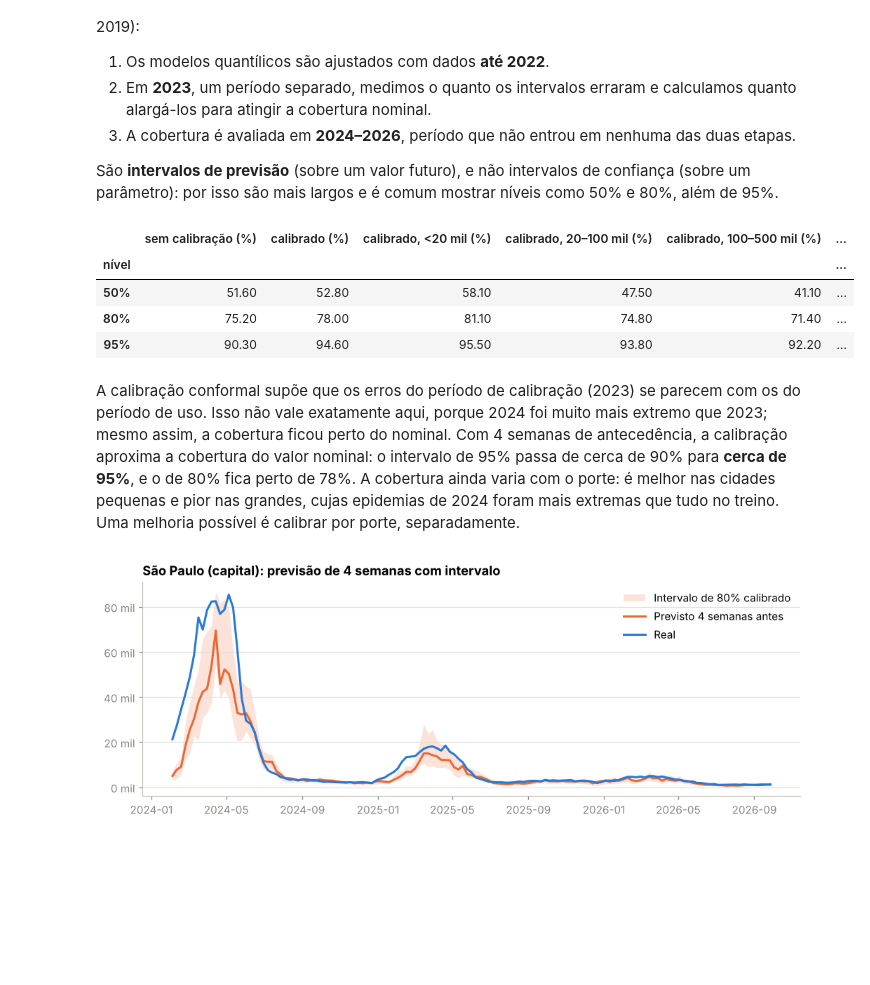
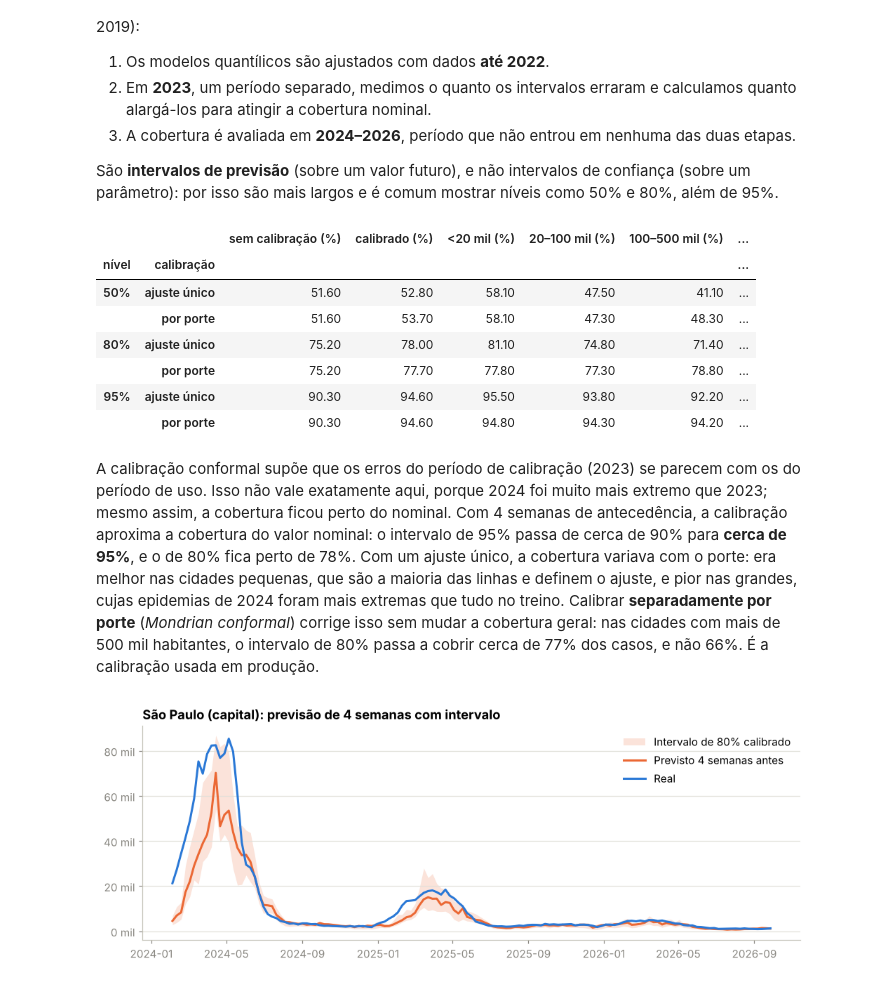
Before and after one commit to luishenrique1702/radar-dengue, a Jupyter notebook: notebooks/03_modelagem_e_avaliacao.ipynb, the cells around one changed output. Cells and saved outputs as stored; diff of their text form; code cells hidden in the pictures; blank space fills up the shorter version.

```diff
--- a/notebooks/03_modelagem_e_avaliacao.ipynb
+++ b/notebooks/03_modelagem_e_avaliacao.ipynb
@@ -452,41 +442,52 @@ usamos **calibração conformal** (*Conformalized Quantile Regression*, Romano,
 São **intervalos de previsão** (sobre um valor futuro), e não intervalos de confiança (sobre um
 parâmetro): por isso são mais largos e é comum mostrar níveis como 50% e 80%, além de 95%.
 # %%
-from radar_dengue.intervals import NIVEIS, conformal_adjustment, coverage, fit_quantiles, predict_bounds
+from radar_dengue.intervals import (NIVEIS, adjustment_by_size, adjustments_for, conformal_adjustment,
+                                   coverage, fit_quantiles, predict_bounds)
 from radar_dengue.model import consolidated
 from radar_dengue.config import TEST_START
 
 base4 = consolidated(d, 4)
 alvo4 = base4["data_alvo_h4"]
 quantis = fit_quantiles(base4[alvo4 < "2023-01-01"], 4)
 calib = base4[(alvo4 >= "2023-01-01") & (alvo4 < TEST_START)]
 teste4 = base4[base4["data_iniSE"] >= TEST_START]
 
 cob = []
+y4 = teste4["y_h4"].to_numpy()
 for nivel in NIVEIS:
-    q = conformal_adjustment(quantis, calib, 4, nivel)
-    lo, hi = predict_bounds(quantis, teste4, nivel, q)
-    dentro = (teste4["y_h4"].to_numpy() >= lo) & (teste4["y_h4"].to_numpy() <= hi)
-    linha = {"nível": f"{nivel}%", "sem calibração (%)": coverage(quantis, teste4, 4, nivel, 0) * 100,
-             "calibrado (%)": dentro.mean() * 100}
-    por_porte = pd.Series(dentro).groupby(teste4["porte"].values, observed=True).mean() * 100
-    linha.update({f"calibrado, {p} (%)": v for p, v in por_porte.items()})
-    cob.append(linha)
-pd.DataFrame(cob).set_index("nível").round(1)
+    ajustes = {"ajuste único": conformal_adjustment(quantis, calib, 4, nivel),
+               "por porte": adjustments_for(teste4, adjustment_by_size(quantis, calib, 4, nivel))}
+    for tipo, q in ajustes.items():
+        lo, hi = predict_bounds(quantis, teste4, nivel, q)
+        dentro = (y4 >= lo) & (y4 <= hi)
+        linha = {"nível": f"{nivel}%", "calibração": tipo,
+                 "sem calibração (%)": coverage(quantis, teste4, 4, nivel, 0) * 100,
+                 "calibrado (%)": dentro.mean() * 100}
+        por_porte = pd.Series(dentro).groupby(teste4["porte"].values, observed=True).mean() * 100
+        linha.update({f"{p} (%)": v for p, v in por_porte.items()})
+        cob.append(linha)
+pd.DataFrame(cob).set_index(["nível", "calibração"]).round(1)
 # %% [output]
-|  | sem calibração (%) | calibrado (%) | calibrado, <20 mil (%) | calibrado, 20–100 mil (%) | calibrado, 100–500 mil (%) | ... |
-| nível |  |  |  |  |  | ... |
-| 50% | 51.60 | 52.80 | 58.10 | 47.50 | 41.10 | ... |
-| 80% | 75.20 | 78.00 | 81.10 | 74.80 | 71.40 | ... |
-| 95% | 90.30 | 94.60 | 95.50 | 93.80 | 92.20 | ... |
+|  |  | sem calibração (%) | calibrado (%) | <20 mil (%) | 20–100 mil (%) | 100–500 mil (%) | ... |
+| nível | calibração |  |  |  |  |  | ... |
+| 50% | ajuste único | 51.60 | 52.80 | 58.10 | 47.50 | 41.10 | ... |
+|  | por porte | 51.60 | 53.70 | 58.10 | 47.30 | 48.30 | ... |
+| 80% | ajuste único | 75.20 | 78.00 | 81.10 | 74.80 | 71.40 | ... |
+|  | por porte | 75.20 | 77.70 | 77.80 | 77.30 | 78.80 | ... |
+| 95% | ajuste único | 90.30 | 94.60 | 95.50 | 93.80 | 92.20 | ... |
+|  | por porte | 90.30 | 94.60 | 94.80 | 94.30 | 94.20 | ... |
 # %% [markdown]
 A calibração conformal supõe que os erros do período de calibração (2023) se parecem com os do
 período de uso. Isso não vale exatamente aqui, porque 2024 foi muito mais extremo que 2023; mesmo
 assim, a cobertura ficou perto do nominal. Com 4 semanas de antecedência, a calibração aproxima a
 cobertura do valor nominal: o intervalo de
-95% passa de cerca de 90% para **cerca de 95%**, e o de 80% fica perto de 78%. A cobertura ainda
-varia com o porte: é melhor nas cidades pequenas e pior nas grandes, cujas epidemias de 2024 foram
-mais extremas que tudo no treino. Uma melhoria possível é calibrar por porte, separadamente.
+95% passa de cerca de 90% para **cerca de 95%**, e o de 80% fica perto de 78%. Com um ajuste
+único, a cobertura variava com o porte: era melhor nas cidades pequenas, que são a maioria das linhas e
+definem o ajuste, e pior nas grandes, cujas epidemias de 2024 foram mais extremas que tudo no treino.
+Calibrar **separadamente por porte** (*Mondrian conformal*) corrige isso sem mudar a cobertura geral:
+nas cidades com mais de 500 mil habitantes, o intervalo de 80% passa a cobrir cerca de 77% dos casos, e
+não 66%. É a calibração usada em produção.
 # %%
 spq = teste4[teste4["municipio"] == "São Paulo"].sort_values("data_alvo_h4")
 q80 = conformal_adjustment(quantis, calib, 4, 80)
```
Also changed, not shown: parts of 22 cells of this notebook, 27 other files.
